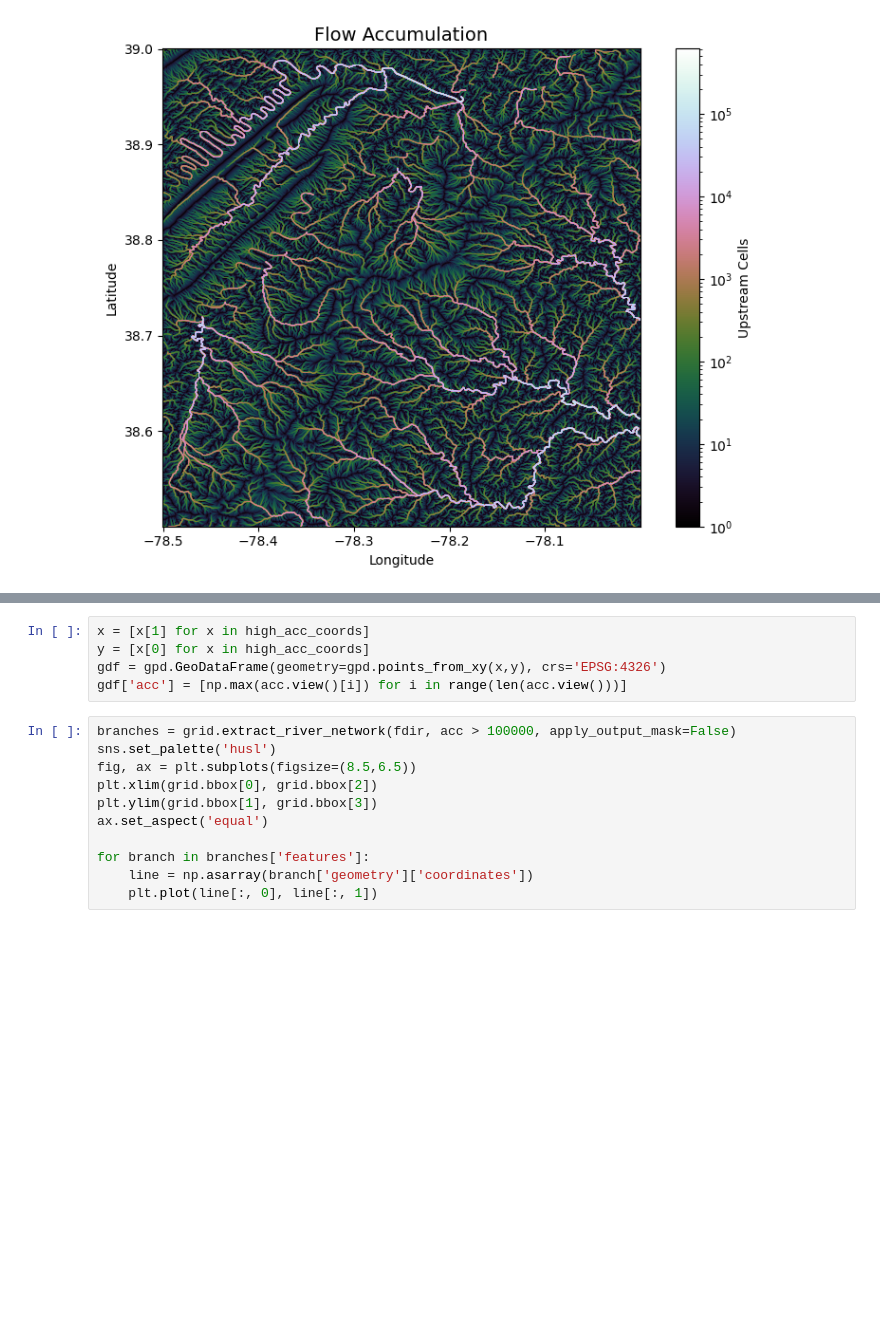
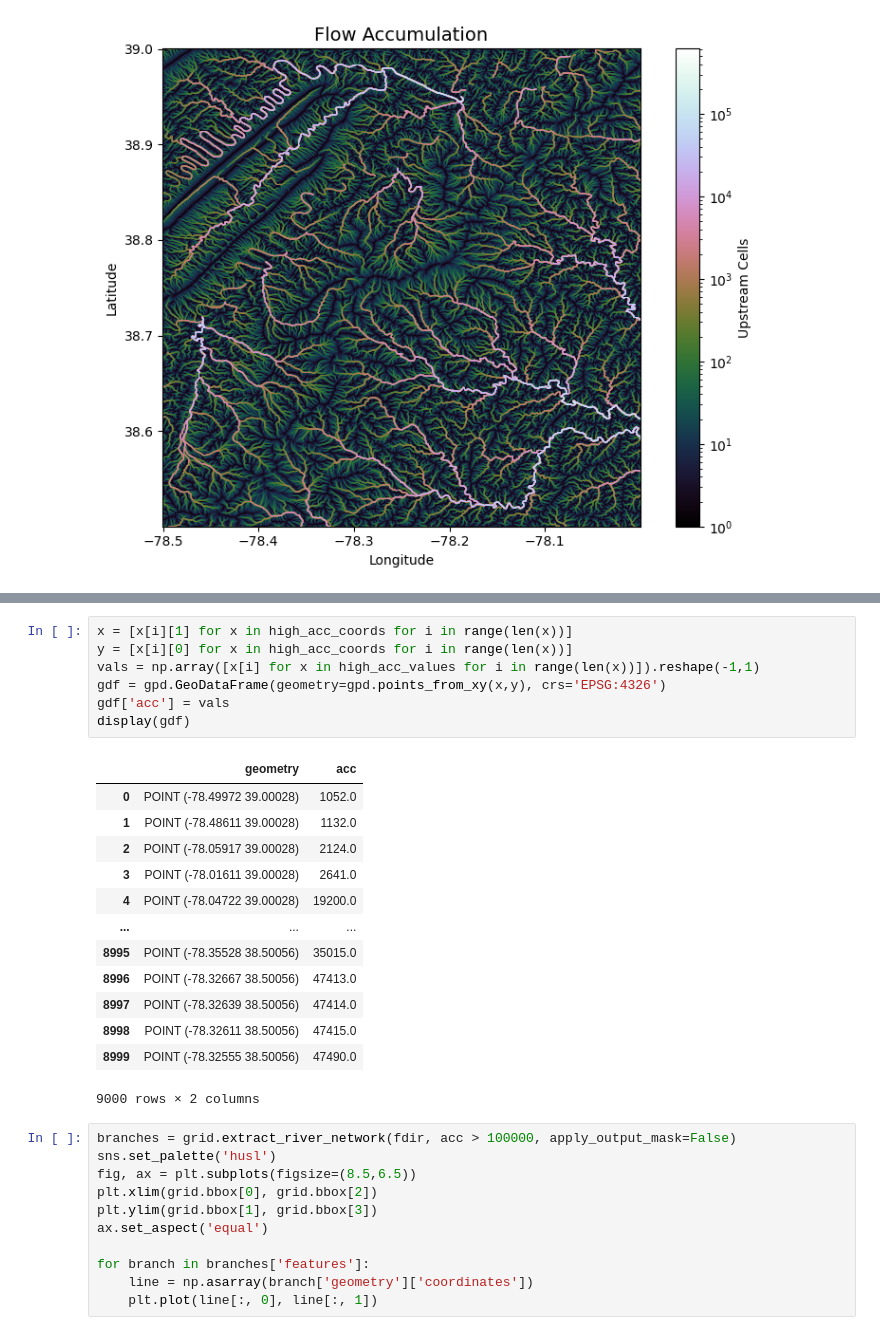
Before and after one commit to ntlewis1251/Nick-Lewis-Research, a Jupyter notebook: working_files/get_basins.ipynb, the cells around one changed output, grey strips where cells are left out. Drawn from its saved outputs; the diff is of its cells as text; blank space fills up the shorter version.

```diff
--- a/working_files/get_basins.ipynb
+++ b/working_files/get_basins.ipynb
@@ -66,8 +89,24 @@ high_acc_coords = [sub_arrays[i][np.argmax(acc.view()[i])] for i in range(len(su
 # %%
-x = [x[1] for x in high_acc_coords]
-y = [x[0] for x in high_acc_coords]
+x = [x[i][1] for x in high_acc_coords for i in range(len(x))]
+y = [x[i][0] for x in high_acc_coords for i in range(len(x))]
+vals = np.array([x[i] for x in high_acc_values for i in range(len(x))]).reshape(-1,1)
 gdf = gpd.GeoDataFrame(geometry=gpd.points_from_xy(x,y), crs='EPSG:4326')
-gdf['acc'] = [np.max(acc.view()[i]) for i in range(len(acc.view()))]
+gdf['acc'] = vals
+display(gdf)
+# %% [output]
+|  | geometry | acc |
+| 0 | POINT (-78.49972 39.00028) | 1052.0 |
+| 1 | POINT (-78.48611 39.00028) | 1132.0 |
+| 2 | POINT (-78.05917 39.00028) | 2124.0 |
+| 3 | POINT (-78.01611 39.00028) | 2641.0 |
+| 4 | POINT (-78.04722 39.00028) | 19200.0 |
+| ... | ... | ... |
+| 8995 | POINT (-78.35528 38.50056) | 35015.0 |
+| 8996 | POINT (-78.32667 38.50056) | 47413.0 |
+| 8997 | POINT (-78.32639 38.50056) | 47414.0 |
+| 8998 | POINT (-78.32611 38.50056) | 47415.0 |
+| 8999 | POINT (-78.32555 38.50056) | 47490.0 |
+9000 rows × 2 columns
 # %%
 branches = grid.extract_river_network(fdir, acc > 100000, apply_output_mask=False)
 sns.set_palette('husl')
```
Also changed, not shown: parts of 4 cells of this notebook, 1 other file.
